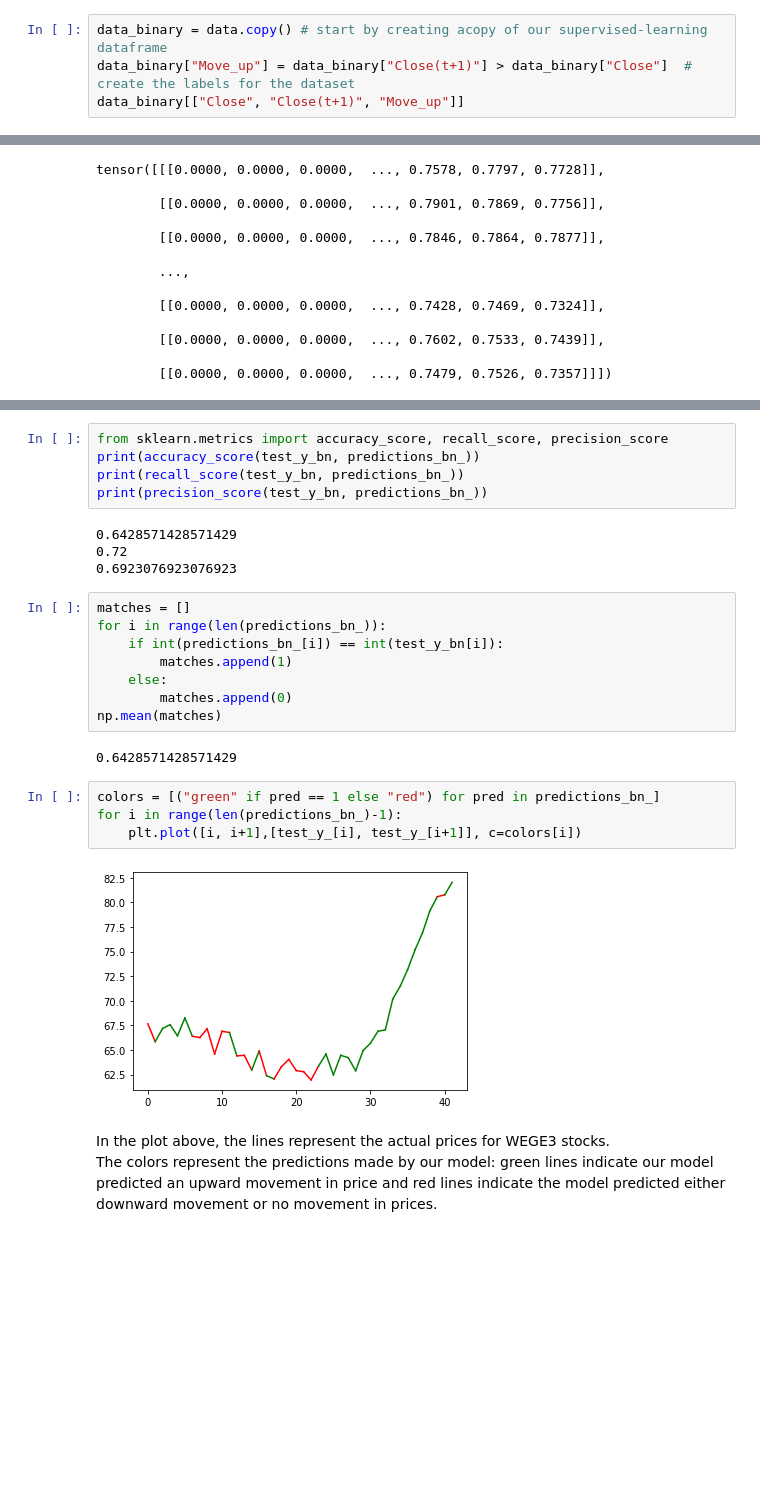
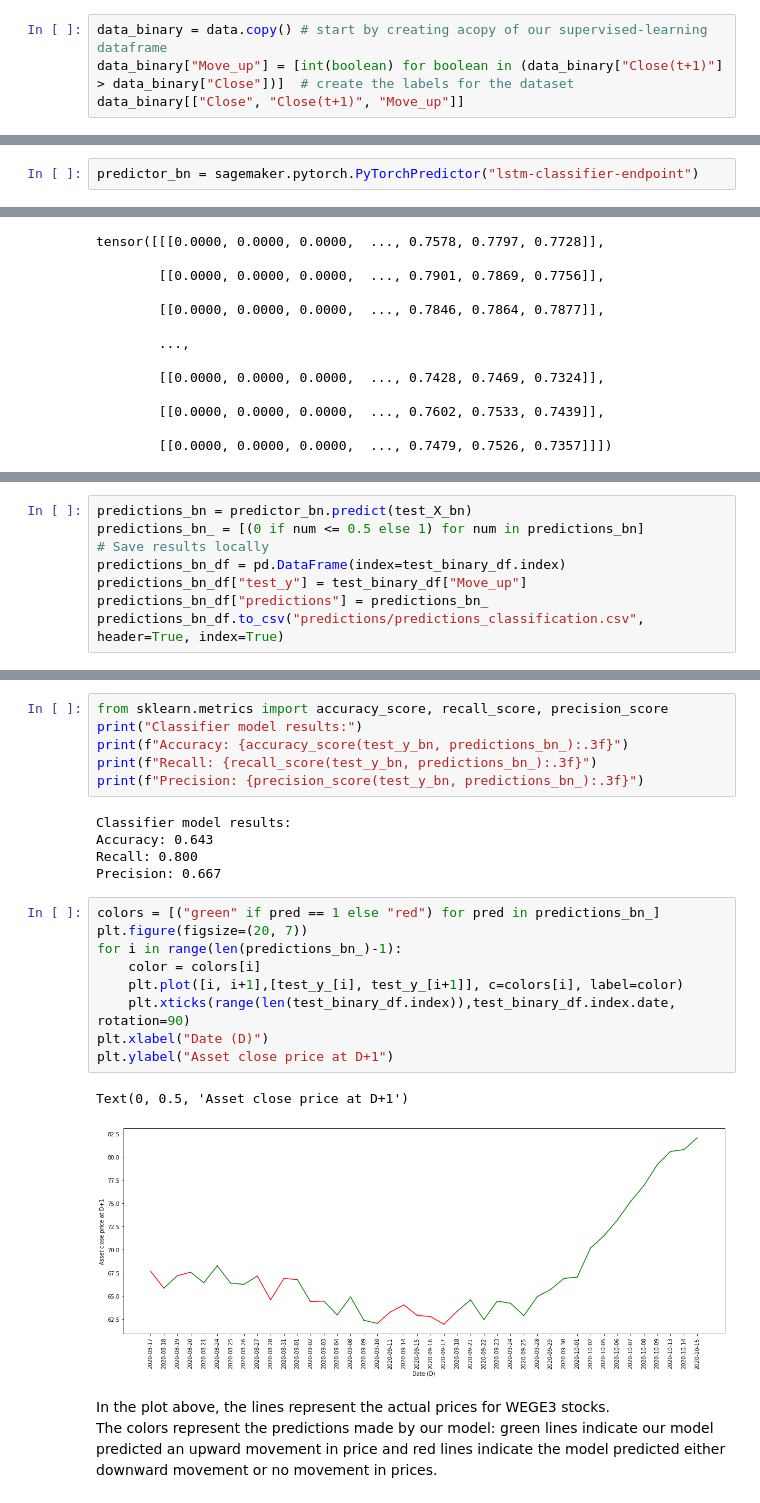
Before and after one commit to brunokiyoshi/Nanodegree-MLE-capstone-project, a Jupyter notebook: Capstone project.ipynb, the cells around one changed output, grey strips where cells are left out. Cells and saved outputs as stored; diff of their text form; blank space fills up the shorter version.

Commit message:
Enhance plots, calculate scores
Enhance plots, calculate scores

```diff
--- a/Capstone project.ipynb
+++ b/Capstone project.ipynb
@@ -561,7 +570,7 @@ Now we'll follow a similar procedure in order to create a classification model.
 This model should try to predict whether the asset price will go up (1) or not (0) in a given day, based on the same data as our regression model.
 # %%
 data_binary = data.copy() # start by creating acopy of our supervised-learning dataframe
-data_binary["Move_up"] = data_binary["Close(t+1)"] > data_binary["Close"]  # create the labels for the dataset
+data_binary["Move_up"] = [int(boolean) for boolean in (data_binary["Close(t+1)"] > data_binary["Close"])]  # create the labels for the dataset
 data_binary[["Close", "Close(t+1)", "Move_up"]]
 # %% [output]
 |  | Close | Close(t+1) | Move_up |
@@ -666,3 +680,5 @@ else:
+# %%
+predictor_bn = sagemaker.pytorch.PyTorchPredictor("lstm-classifier-endpoint")
 # %%
 test_data_bn = pd.read_csv(os.path.join(test_data_bn_dir, "test.csv"), header=None, names=None)
 
@@ -691,0 +705,8 @@ predictions_bn_ = [round(num[0]) for num in predictions_bn]
+# %%
+predictions_bn = predictor_bn.predict(test_X_bn)
+predictions_bn_ = [(0 if num <= 0.5 else 1) for num in predictions_bn]
+# Save results locally
+predictions_bn_df = pd.DataFrame(index=test_binary_df.index)
+predictions_bn_df["test_y"] = test_binary_df["Move_up"]
+predictions_bn_df["predictions"] = predictions_bn_
+predictions_bn_df.to_csv("predictions/predictions_classification.csv", header=True, index=True)
@@ -692,28 +719,26 @@ predictions_bn_ = [round(num[0]) for num in predictions_bn]
 # %%
 from sklearn.metrics import accuracy_score, recall_score, precision_score
-print(accuracy_score(test_y_bn, predictions_bn_))
-print(recall_score(test_y_bn, predictions_bn_))
-print(precision_score(test_y_bn, predictions_bn_))
+print("Classifier model results:")
+print(f"Accuracy: {accuracy_score(test_y_bn, predictions_bn_):.3f}")
+print(f"Recall: {recall_score(test_y_bn, predictions_bn_):.3f}")
+print(f"Precision: {precision_score(test_y_bn, predictions_bn_):.3f}")
 # %% [output]
-0.6428571428571429
-0.72
-0.6923076923076923
+Classifier model results:
+Accuracy: 0.643
+Recall: 0.800
+Precision: 0.667
-# %%
-matches = []
-for i in range(len(predictions_bn_)):
-    if int(predictions_bn_[i]) == int(test_y_bn[i]):
-        matches.append(1)
-    else:
-        matches.append(0)
-np.mean(matches)
-# %% [output]
-0.6428571428571429
 # %%
 colors = [("green" if pred == 1 else "red") for pred in predictions_bn_]
+plt.figure(figsize=(20, 7))
 for i in range(len(predictions_bn_)-1):
-    plt.plot([i, i+1],[test_y_[i], test_y_[i+1]], c=colors[i])
+    color = colors[i]
+    plt.plot([i, i+1],[test_y_[i], test_y_[i+1]], c=colors[i], label=color)
+    plt.xticks(range(len(test_binary_df.index)),test_binary_df.index.date, rotation=90)
+plt.xlabel("Date (D)")
+plt.ylabel("Asset close price at D+1")
 # %% [output]
+Text(0, 0.5, 'Asset close price at D+1')
-[figure, old version]
+[figure, new version]
 # %% [markdown]
 In the plot above, the lines represent the actual prices for WEGE3 stocks.<br>
 The colors represent the predictions made by our model: green lines indicate our model predicted an upward movement in price and red lines indicate the model predicted either downward movement or no movement in prices.
```
Also changed, not shown: parts of 30 cells of this notebook, 9 other files.
